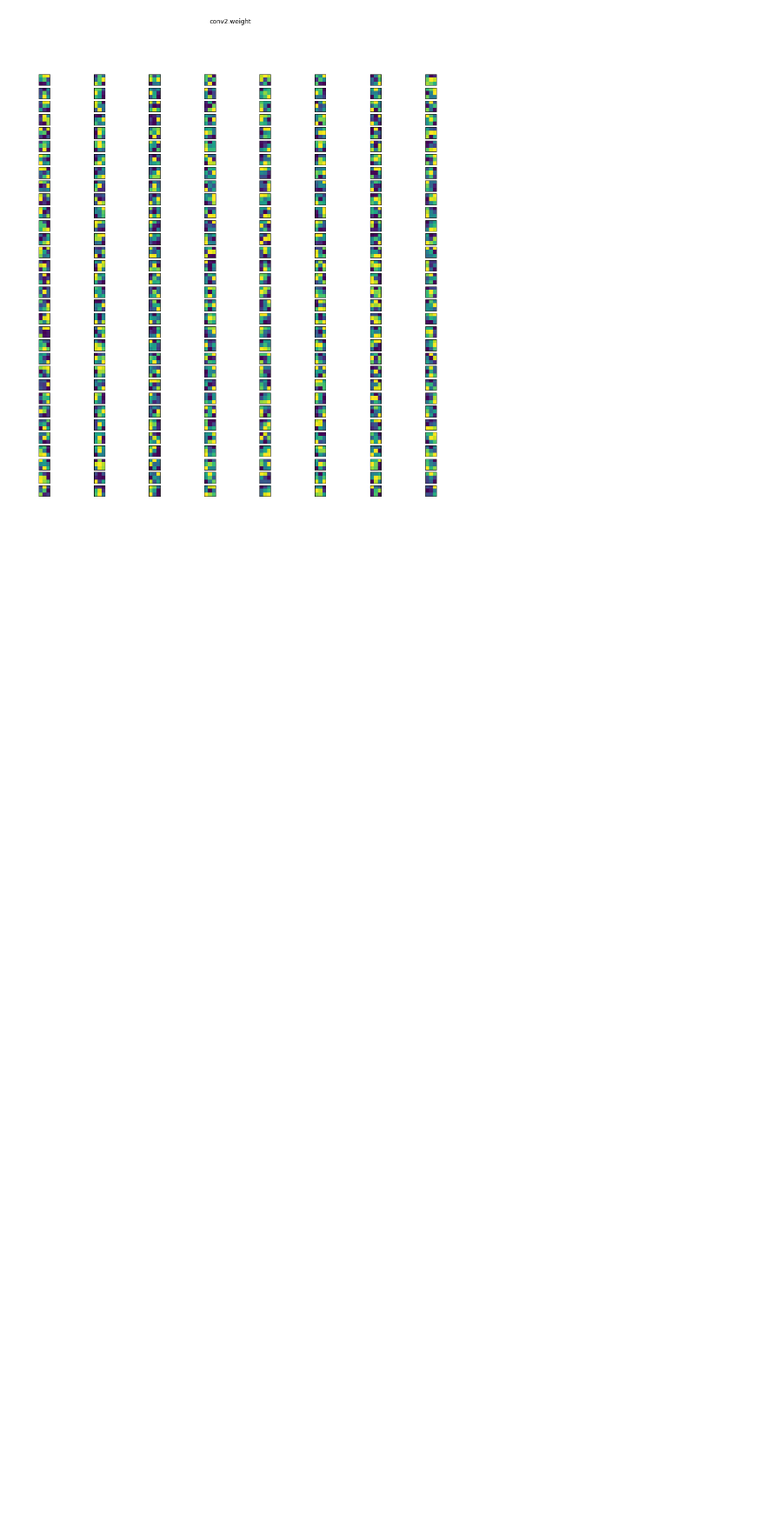
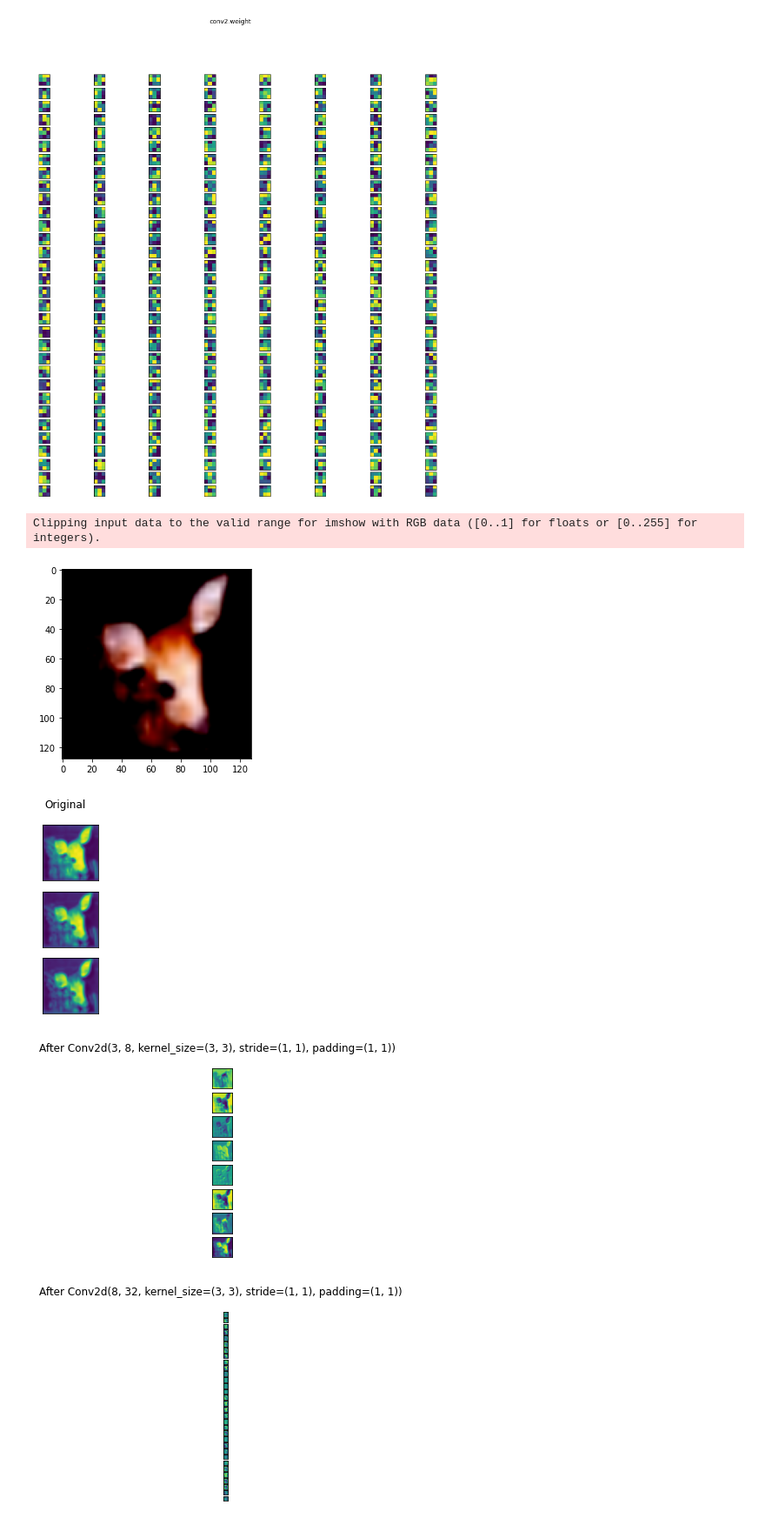
Before and after one commit to pvdklei/modelsmakemodels, a Jupyter notebook: pepijn/pipeline.ipynb, the cells around one changed output. Shown at 87% size. Saved outputs shown, nothing was run; the diff lists cells and outputs as text; code cells hidden in the pictures; blank space fills up the shorter version.

```diff
--- a/pepijn/pipeline.ipynb
+++ b/pepijn/pipeline.ipynb
@@ -138,3 +137,7 @@ train(model,
 # %% [output]
 cuda
 The final total accuracy is: 99.98600447856685
+# %%
+# load model
+state_dict = torch.load("ninetynine.model")
+model.load_state_dict(state_dict)
@@ -141,3 +146,7 @@ The final total accuracy is: 99.98600447856685
+# %%
+def normalize(x):
+    max, min = x.max(), x.min()
+    return (x - min) / (max - min)
 # %%
 def show_filters(model, depth=2, tag="conv"):
     count = 0
@@ -169,3 +177,34 @@ show_filters(model)
 # %% [output]
 [figure]
 [figure]
+# %%
+def show_feature_repr(model, image, depth=2):
+    image = image.view(1, *image.shape) # add extra batch dimension
+    conv_layers = [child for i, child in enumerate(model.children()) if type(child) == nn.Conv2d and i <= depth]
+    reprs = [image]
+    for layer in conv_layers:
+        reprs.append(layer(reprs[-1]))
+    for i, repr in enumerate(reprs):
+        repr = normalize(repr)
+        fig, axs = plt.subplots(repr.shape[1])
+        title = "Original" if i == 0 else f"After {conv_layers[i-1]}"
+        fig.suptitle(title)
+        for chan in range(repr.shape[1]):
+            img = repr[0,chan,:,:].detach().numpy()
+            ax = axs[chan]
+            ax.set_xticks([])
+            ax.set_yticks([])
+            ax.imshow(img)
+        plt.show()
+
+
+images, labels = next(iter(trainloader))
+image, label = images[0], labels[0]
+showimage(image)
+show_feature_repr(model, image)
+# %% [output]
+Clipping input data to the valid range for imshow with RGB data ([0..1] for floats or [0..255] for integers).
+[figure, added]
+[figure, added]
+[figure, added]
+[figure, added]
```
Also changed, not shown: parts of 5 cells of this notebook.
